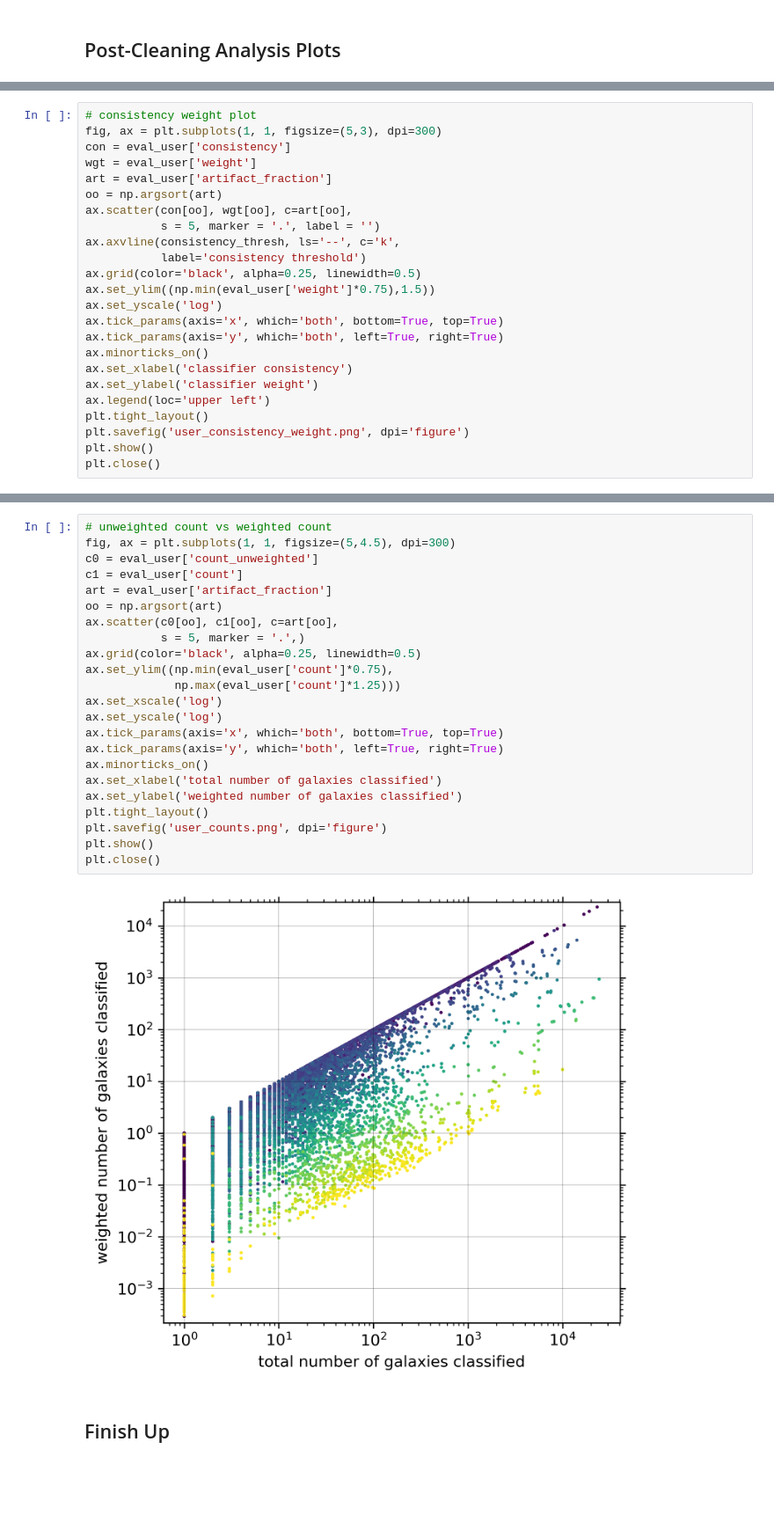
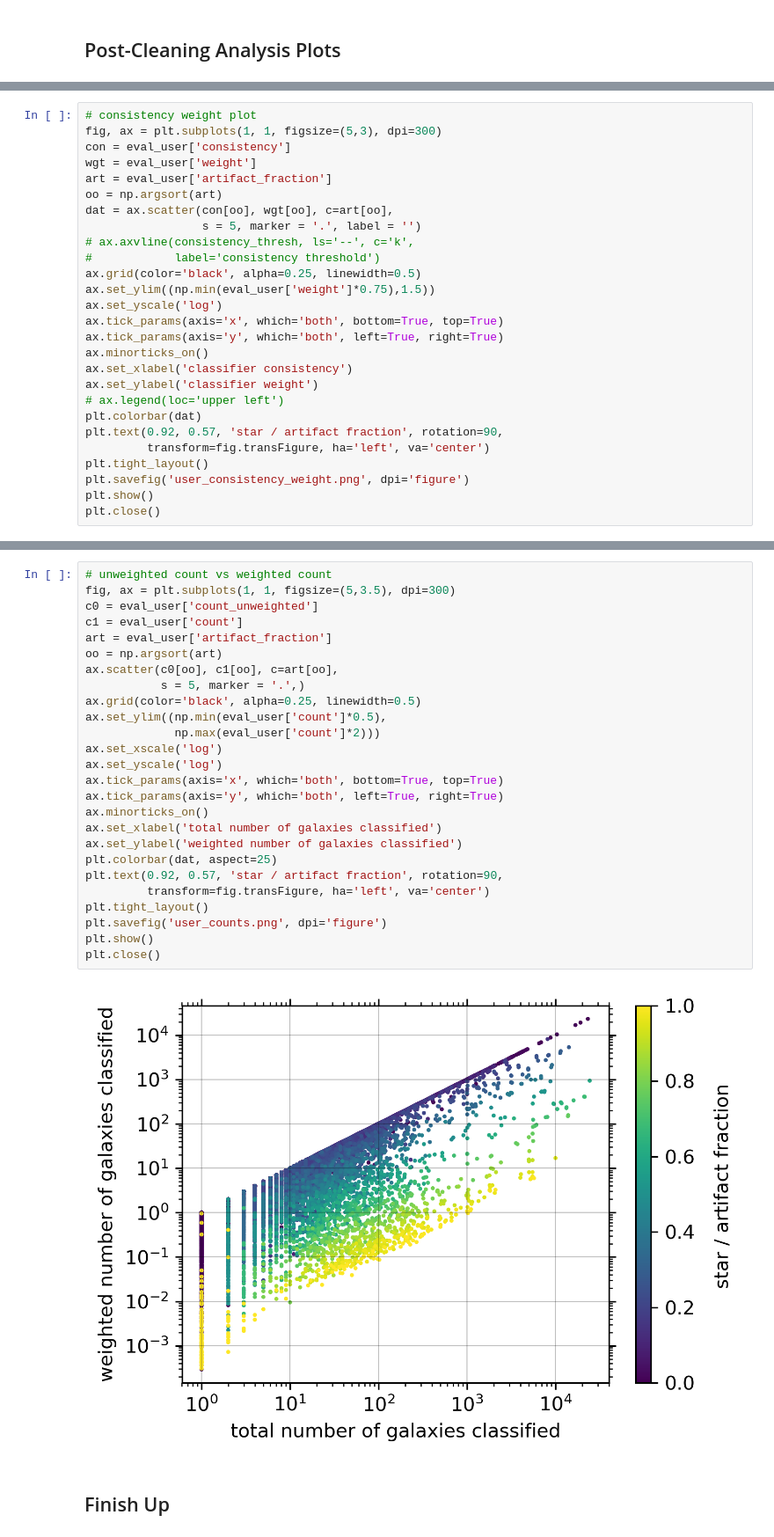
Before and after one commit to leeskelvin/gamakidsgz, a Jupyter notebook: outputs/binclean/binclean.ipynb, the cells around one changed output, grey strips where cells are left out. Shown at 88% size. Drawn from its saved outputs; the diff is of its cells as text; blank space fills up the shorter version.

```diff
--- a/outputs/binclean/binclean.ipynb
+++ b/outputs/binclean/binclean.ipynb
@@ -884,10 +886,10 @@ con = eval_user['consistency']
 wgt = eval_user['weight']
 art = eval_user['artifact_fraction']
 oo = np.argsort(art)
-ax.scatter(con[oo], wgt[oo], c=art[oo],
-           s = 5, marker = '.', label = '')
-ax.axvline(consistency_thresh, ls='--', c='k',
-           label='consistency threshold')
+dat = ax.scatter(con[oo], wgt[oo], c=art[oo],
+                 s = 5, marker = '.', label = '')
+# ax.axvline(consistency_thresh, ls='--', c='k',
+#            label='consistency threshold')
 ax.grid(color='black', alpha=0.25, linewidth=0.5)
 ax.set_ylim((np.min(eval_user['weight']*0.75),1.5))
 ax.set_yscale('log')
@@ -896,7 +898,10 @@ ax.tick_params(axis='y', which='both', left=True, right=True)
 ax.minorticks_on()
 ax.set_xlabel('classifier consistency')
 ax.set_ylabel('classifier weight')
-ax.legend(loc='upper left')
+# ax.legend(loc='upper left')
+plt.colorbar(dat)
+plt.text(0.92, 0.57, 'star / artifact fraction', rotation=90,
+         transform=fig.transFigure, ha='left', va='center')
 plt.tight_layout()
 plt.savefig('user_consistency_weight.png', dpi='figure')
 plt.show()
@@ -906,27 +911,30 @@ plt.close()
 # %%
 # unweighted count vs weighted count
-fig, ax = plt.subplots(1, 1, figsize=(5,4.5), dpi=300)
+fig, ax = plt.subplots(1, 1, figsize=(5,3.5), dpi=300)
 c0 = eval_user['count_unweighted']
 c1 = eval_user['count']
 art = eval_user['artifact_fraction']
 oo = np.argsort(art)
 ax.scatter(c0[oo], c1[oo], c=art[oo],
            s = 5, marker = '.',)
 ax.grid(color='black', alpha=0.25, linewidth=0.5)
-ax.set_ylim((np.min(eval_user['count']*0.75),
-             np.max(eval_user['count']*1.25)))
+ax.set_ylim((np.min(eval_user['count']*0.5),
+             np.max(eval_user['count']*2)))
 ax.set_xscale('log')
 ax.set_yscale('log')
 ax.tick_params(axis='x', which='both', bottom=True, top=True)
 ax.tick_params(axis='y', which='both', left=True, right=True)
 ax.minorticks_on()
 ax.set_xlabel('total number of galaxies classified')
 ax.set_ylabel('weighted number of galaxies classified')
+plt.colorbar(dat, aspect=25)
+plt.text(0.92, 0.57, 'star / artifact fraction', rotation=90,
+         transform=fig.transFigure, ha='left', va='center')
 plt.tight_layout()
 plt.savefig('user_counts.png', dpi='figure')
 plt.show()
 plt.close()
 # %% [output]
-[figure, old version]
+[figure, new version]
 # %% [markdown]
 ## Finish Up
```
Also changed, not shown: parts of 14 cells of this notebook, 50 other files.
